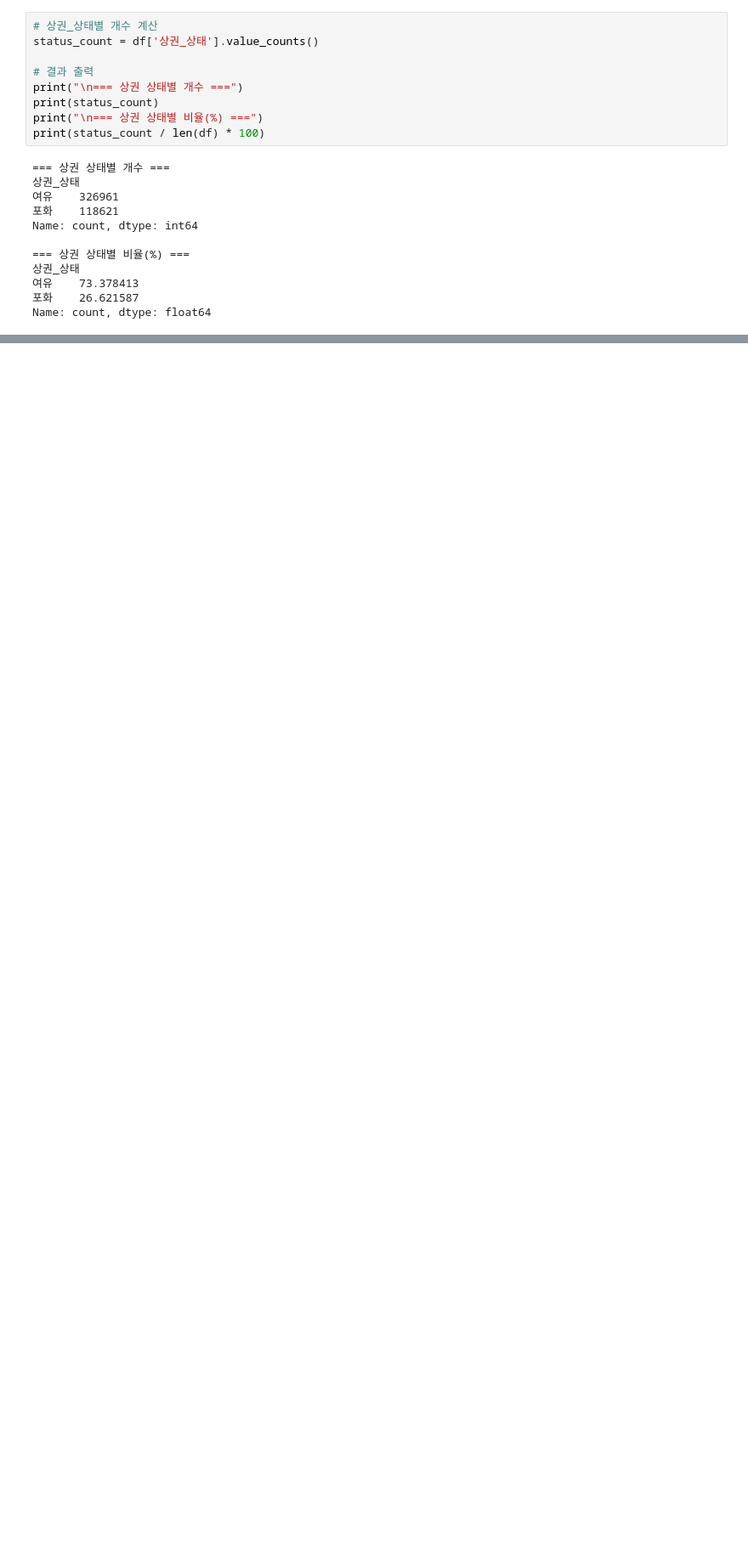
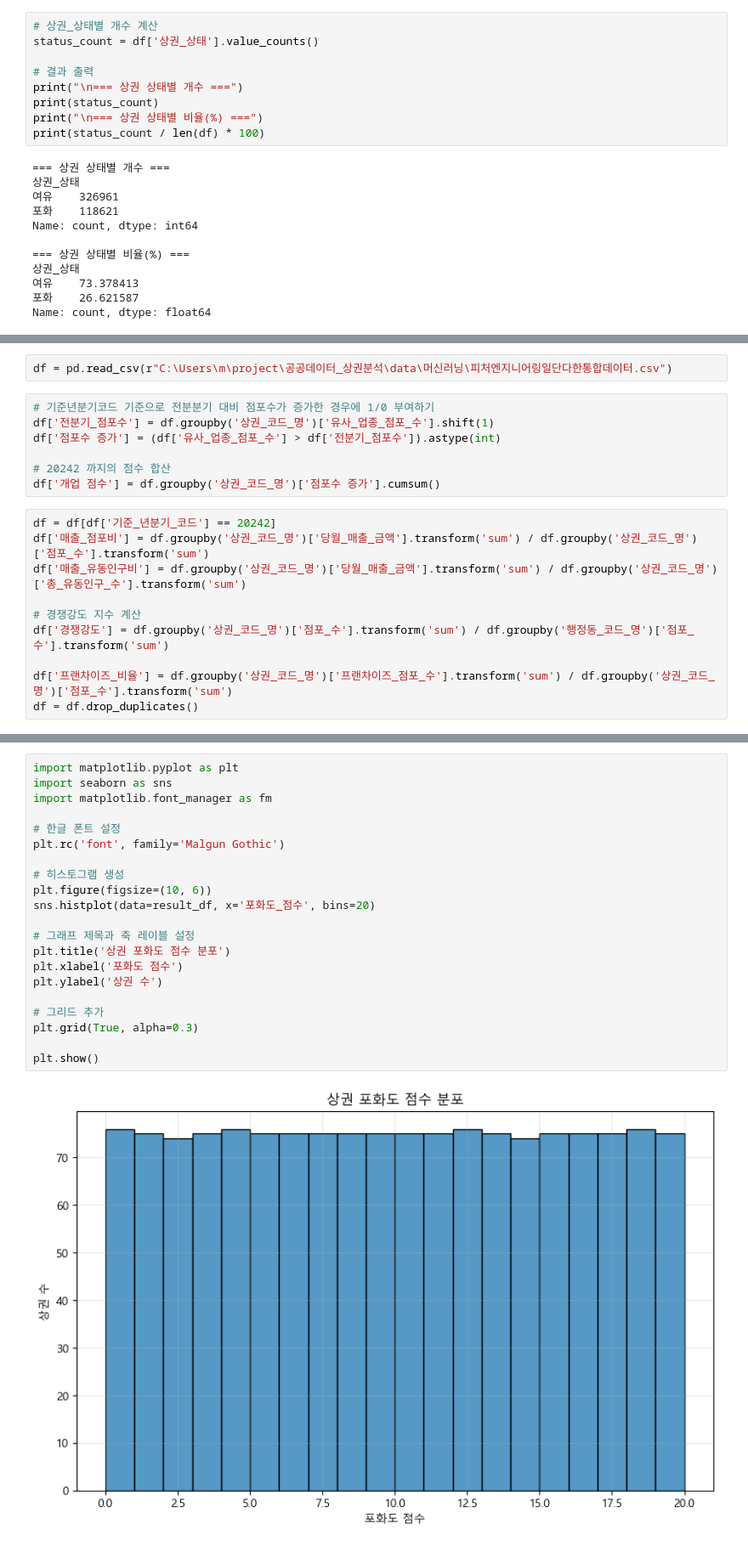
Before and after one commit to medici-bda10-sda/sda.final.project, a Jupyter notebook: 포화도_가설검정.ipynb, the cells around one changed output, grey strips where cells are left out. Shown: that part at 85% size. Drawn from its saved outputs; the diff is of its cells as text; blank space fills up the shorter version.

```diff
--- a/포화도_가설검정.ipynb
+++ b/포화도_가설검정.ipynb
@@ -228,0 +365,19 @@ Name: count, dtype: float64
+# %%
+df = pd.read_csv(r"C:\Users\m\project\공공데이터_상권분석\data\머신러닝\피처엔지니어링일단다한통합데이터.csv")
+# %%
+# 기준년분기코드 기준으로 전분분기 대비 점포수가 증가한 경우에 1/0 부여하기
+df['전분기_점포수'] = df.groupby('상권_코드_명')['유사_업종_점포_수'].shift(1)
+df['점포수 증가'] = (df['유사_업종_점포_수'] > df['전분기_점포수']).astype(int)
+
+# 20242 까지의 점수 합산
+df['개업 점수'] = df.groupby('상권_코드_명')['점포수 증가'].cumsum()
+# %%
+df = df[df['기준_년분기_코드'] == 20242]
+df['매출_점포비'] = df.groupby('상권_코드_명')['당월_매출_금액'].transform('sum') / df.groupby('상권_코드_명')['점포_수'].transform('sum')
+df['매출_유동인구비'] = df.groupby('상권_코드_명')['당월_매출_금액'].transform('sum') / df.groupby('상권_코드_명')['총_유동인구_수'].transform('sum')
+
+# 경쟁강도 지수 계산
+df['경쟁강도'] = df.groupby('상권_코드_명')['점포_수'].transform('sum') / df.groupby('행정동_코드_명')['점포_수'].transform('sum')
+
+df['프랜차이즈_비율'] = df.groupby('상권_코드_명')['프랜차이즈_점포_수'].transform('sum') / df.groupby('상권_코드_명')['점포_수'].transform('sum')
+df = df.drop_duplicates()
@@ -228,0 +647,23 @@ Name: count, dtype: float64
+# %%
+import matplotlib.pyplot as plt
+import seaborn as sns
+import matplotlib.font_manager as fm
+
+# 한글 폰트 설정
+plt.rc('font', family='Malgun Gothic')
+
+# 히스토그램 생성
+plt.figure(figsize=(10, 6))
+sns.histplot(data=result_df, x='포화도_점수', bins=20)
+
+# 그래프 제목과 축 레이블 설정
+plt.title('상권 포화도 점수 분포')
+plt.xlabel('포화도 점수')
+plt.ylabel('상권 수')
+
+# 그리드 추가
+plt.grid(True, alpha=0.3)
+
+plt.show()
+# %% [output]
+[figure, added]
```
Also changed, not shown: parts of 16 cells of this notebook, 1 other file.
